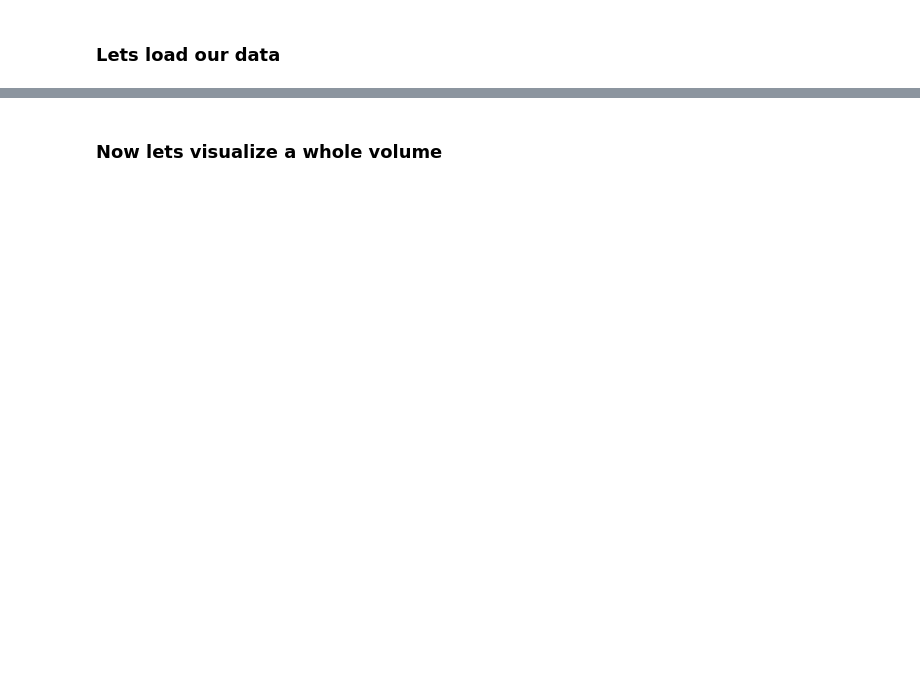
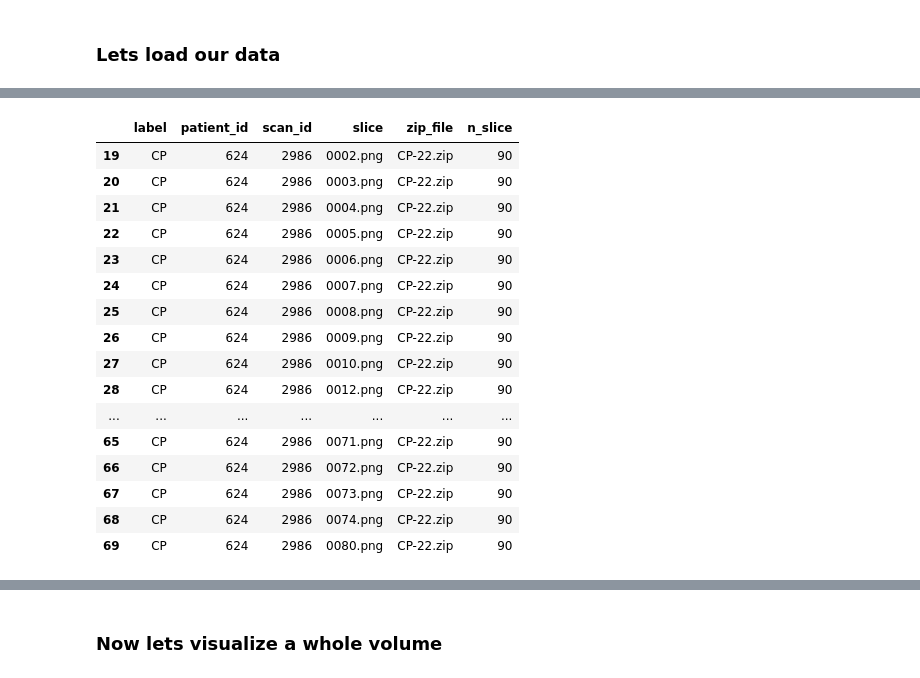
Before and after one commit to BastianSpatz/Deep-Bayesian-Active-Learning-for-Covid-19, a Jupyter notebook: notebooks/visualization.ipynb, the cells around one changed output, grey strips where cells are left out. Drawn from its saved outputs; the diff is of its cells as text; code cells hidden in the pictures; blank space fills up the shorter version.

```diff
--- a/notebooks/visualization.ipynb
+++ b/notebooks/visualization.ipynb
@@ -48,0 +69,20 @@ from src.dataset.utils import balanced_active_learning_split
+# %%
+new_df[new_df["patient_id"] == 624]
+# %% [output]
+|  | label | patient_id | scan_id | slice | zip_file | n_slice |
+| 19 | CP | 624 | 2986 | 0002.png | CP-22.zip | 90 |
+| 20 | CP | 624 | 2986 | 0003.png | CP-22.zip | 90 |
+| 21 | CP | 624 | 2986 | 0004.png | CP-22.zip | 90 |
+| 22 | CP | 624 | 2986 | 0005.png | CP-22.zip | 90 |
+| 23 | CP | 624 | 2986 | 0006.png | CP-22.zip | 90 |
+| 24 | CP | 624 | 2986 | 0007.png | CP-22.zip | 90 |
+| 25 | CP | 624 | 2986 | 0008.png | CP-22.zip | 90 |
+| 26 | CP | 624 | 2986 | 0009.png | CP-22.zip | 90 |
+| 27 | CP | 624 | 2986 | 0010.png | CP-22.zip | 90 |
+| 28 | CP | 624 | 2986 | 0012.png | CP-22.zip | 90 |
+| ... | ... | ... | ... | ... | ... | ... |
+| 65 | CP | 624 | 2986 | 0071.png | CP-22.zip | 90 |
+| 66 | CP | 624 | 2986 | 0072.png | CP-22.zip | 90 |
+| 67 | CP | 624 | 2986 | 0073.png | CP-22.zip | 90 |
+| 68 | CP | 624 | 2986 | 0074.png | CP-22.zip | 90 |
+| 69 | CP | 624 | 2986 | 0080.png | CP-22.zip | 90 |
```
Also changed, not shown: parts of 43 cells of this notebook, 26 other files.
